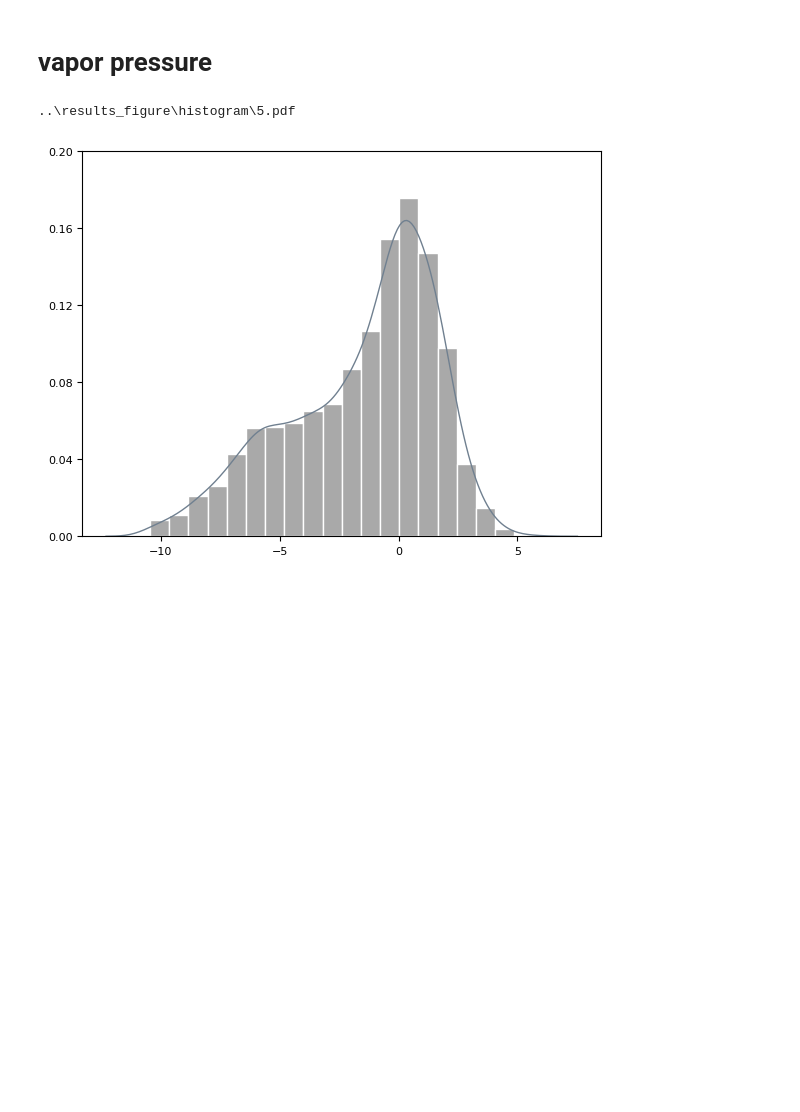
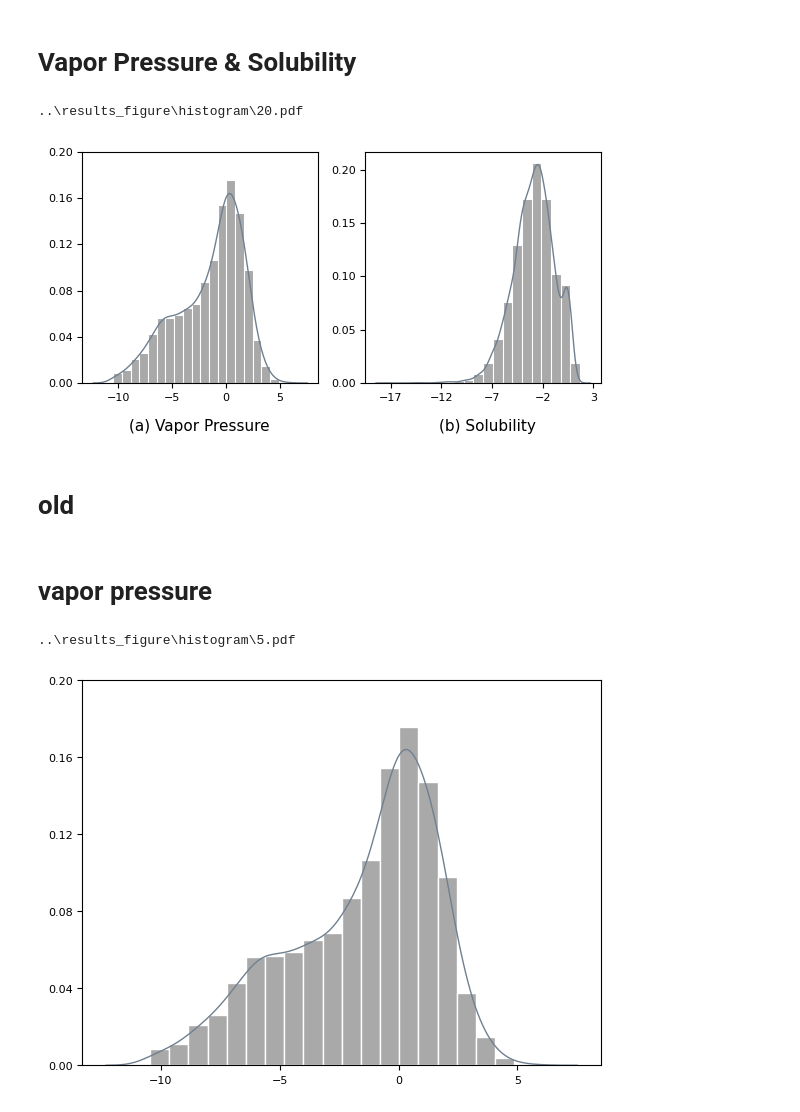
Before and after one commit to DSjayjang/Project, a Jupyter notebook: ChemGCNs/visualization/histogram_template.ipynb, the cells around one changed output. Drawn from its saved outputs; the diff is of its cells as text; code cells hidden in the pictures; blank space fills up the shorter version.

```diff
--- a/ChemGCNs/visualization/histogram_template.ipynb
+++ b/ChemGCNs/visualization/histogram_template.ipynb
@@ -51,4 +50,53 @@ plt.show()
 [figure]
+# %% [markdown]
+# Vapor Pressure & Solubility
+# %%
+dataset_vp = 'scgas'
+df_vp = pd.read_csv(f'..\datasets\{dataset_vp}.csv')
+
+dataset_solubility = 'solubility_only3'
+df_solubility = pd.read_csv(f'..\datasets\{dataset_solubility}.csv')
+
+save_dir = r'..\results_figure\histogram'
+# %%
+fig = plt.figure(figsize=(6.69, 3.0))
+ax1 = fig.add_subplot(121)
+
+sns.histplot(df_vp['logvp'], color = 'darkgray', edgecolor='white', bins=20,  alpha = 1, stat='density')
+sns.kdeplot(df_vp['logvp'], ax=ax1, linewidth=1.0, color='slategray')
+
+ax1.set_xlabel('')
+ax1.set_ylabel('')
+ax1.set_xticks(range(df_vp['logvp'].min().astype(int), df_vp['logvp'].max().astype(int)+5, 5))
+ax1.set_yticks(np.arange(0, 0.22, 0.04))
+ax1.tick_params(axis='both', labelsize=8)
+
+ax2 = fig.add_subplot(122)
+
+sns.histplot(df_solubility['solubility'], color = 'darkgray', edgecolor='white', bins=20,  alpha = 1, stat='density')
+sns.kdeplot(df_solubility['solubility'], ax=ax2, linewidth=1.0, color='slategray')
+
+ax2.set_xlabel('')
+ax2.set_ylabel('')
+ax2.set_xticks(range(df_solubility['solubility'].min().astype(int), df_solubility['solubility'].max().astype(int)+5, 5))
+ax2.set_yticks(np.arange(0, 0.22, 0.05))
+ax2.tick_params(axis='both', labelsize=8)
+
+fig.text(0.30, -0.05, "(a) Vapor Pressure", ha="center", fontsize=11)
+fig.text(0.73, -0.05, "(b) Solubility", ha="center", fontsize=11)
+
+# # 저장
+# file_name = '20.pdf'
+# file_path = os.path.join(save_dir, file_name)
+# print(file_path)
+# plt.savefig(file_path, dpi=300, bbox_inches = "tight")
+
+plt.show()
+# %% [output]
+..\results_figure\histogram\20.pdf
+[figure, added]
+# %% [markdown]
+# old
 # %% [markdown]
 # vapor pressure
 # %%
```
Also changed, not shown: parts of 5 cells of this notebook, 8 other files.
